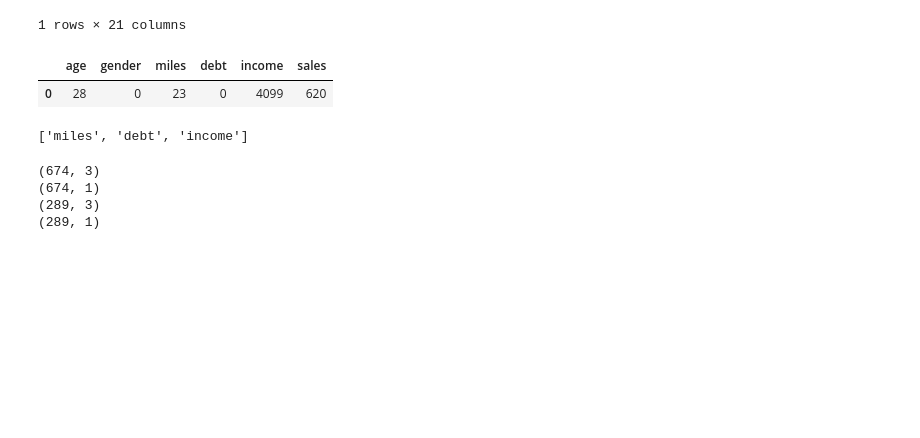
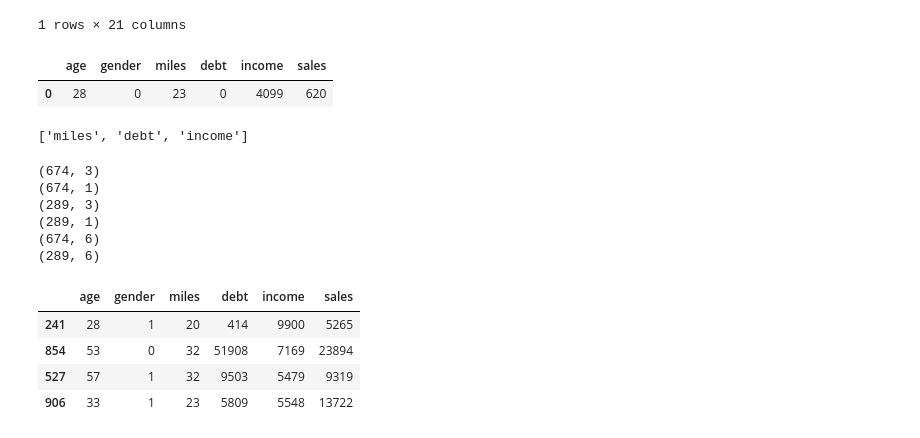
Before and after one commit to bearcho/sep3, a Jupyter notebook: 9월3일실습.ipynb, the cells around one changed output. Saved outputs shown, nothing was run; the diff lists cells and outputs as text; code cells hidden in the pictures; blank space fills up the shorter version.

```diff
--- a/9월3일실습.ipynb
+++ b/9월3일실습.ipynb
@@ -363,9 +366,21 @@ print(trainingData_features.shape)
 print(trainingData_label.shape)
 print(testData_features.shape)
 print(testData_label.shape)
+print(trainingData_all.shape)
+print(testData_all.shape)
 # %% [output]
 (674, 3)
 (674, 1)
 (289, 3)
 (289, 1)
+(674, 6)
+(289, 6)
+# %%
+testData_all.head(4)
+# %% [output]
+|  | age | gender | miles | debt | income | sales |
+| 241 | 28 | 1 | 20 | 414 | 9900 | 5265 |
+| 854 | 53 | 0 | 32 | 51908 | 7169 | 23894 |
+| 527 | 57 | 1 | 32 | 9503 | 5479 | 9319 |
+| 906 | 33 | 1 | 23 | 5809 | 5548 | 13722 |
 # %%
```
Also changed, not shown: parts of 10 cells of this notebook.
